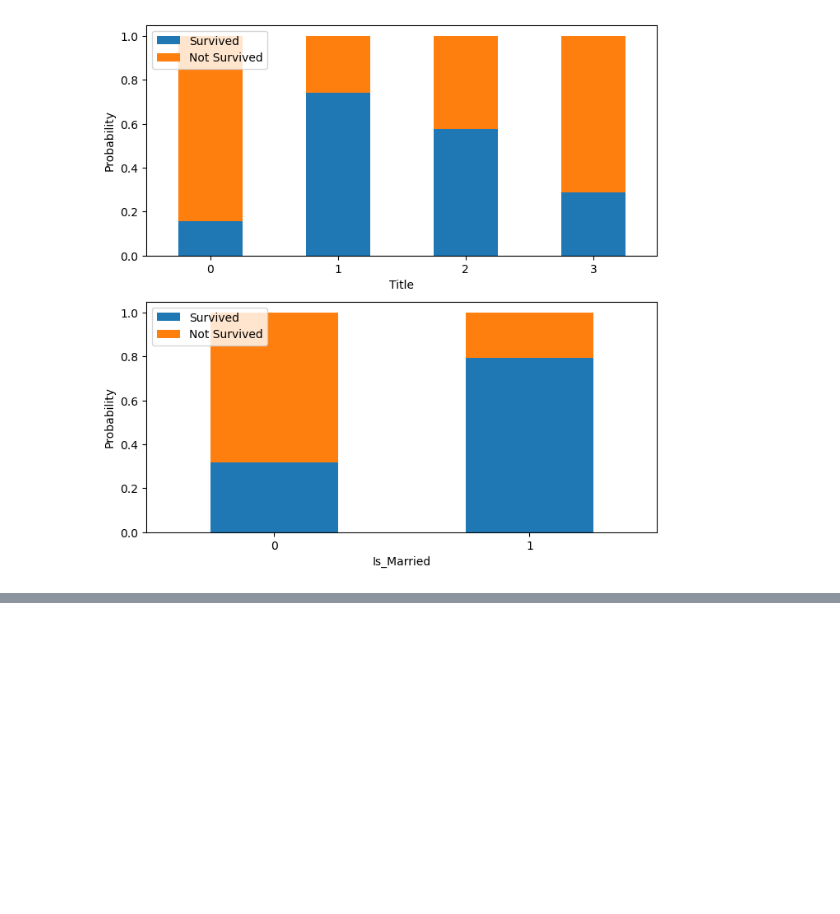
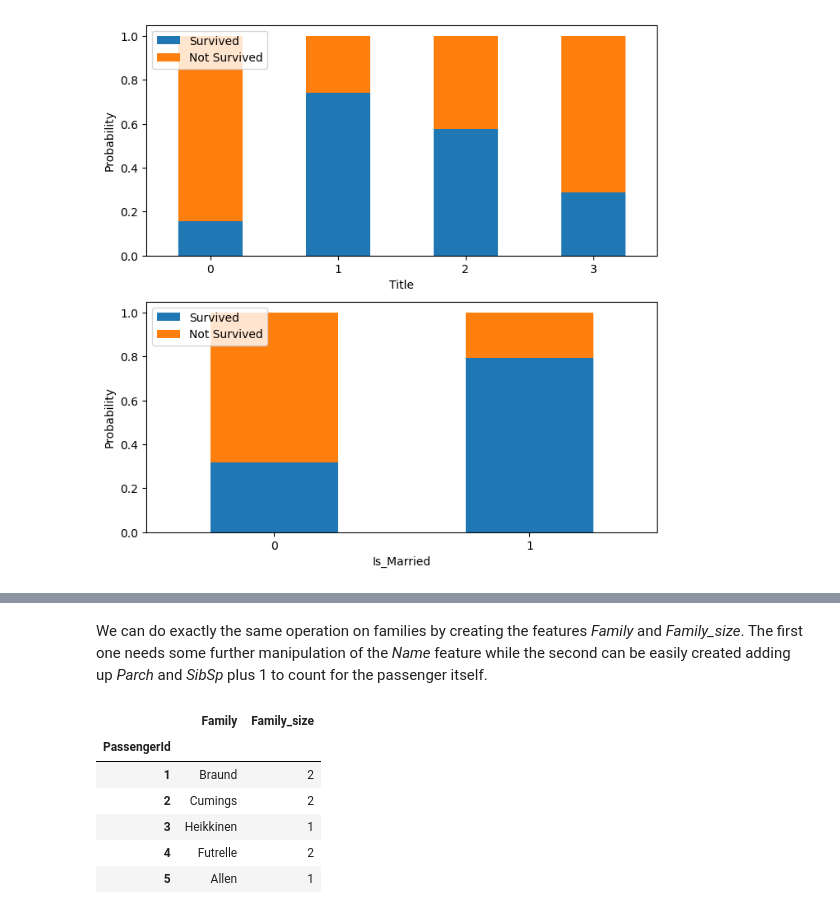
Before and after one commit to emivilla/ds-projects, a Jupyter notebook: titanic/notebook.ipynb, the cells around one changed output, grey strips where cells are left out. Cells and saved outputs as stored; diff of their text form; code cells hidden in the pictures; blank space fills up the shorter version.

```diff
--- a/titanic/notebook.ipynb
+++ b/titanic/notebook.ipynb
@@ -540,0 +580,31 @@ From the plots above we see indeed that the *Name* feature contains valuable inf
+# %% [markdown]
+We can do exactly the same operation on families by creating the features *Family* and *Family_size*. The first one needs some further manipulation of the *Name* feature while the second can be easily created adding up *Parch* and *SibSp* plus 1 to count for the passenger itself.
+# %%
+# Let's create Family_size feature
+df["Family_size"] = df["Parch"] + df["SibSp"] + 1
+
+# Let's create the feature Family by extracting the surnames from the *Name* feature
+def extract_surname(data):
+    families = []
+    for i in range(len(data)):
+        name = data.iloc[i]
+        if '(' in name:
+            name_no_bracket = name.split('(')[0]
+        else:
+            name_no_bracket = name
+        family = name_no_bracket.split(',')[0]
+        title = name_no_bracket.split(',')[1].strip().split(' ')[0]
+        for c in string.punctuation:
+            family = family.replace(c, '').strip()
+        families.append(family)
+    return families
+df["Family"] = df[["Name"]].apply(extract_surname)
+df[["Family", "Family_size"]].head()
+# %% [output]
+|  | Family | Family_size |
+| PassengerId |  |  |
+| 1 | Braund | 2 |
+| 2 | Cumings | 2 |
+| 3 | Heikkinen | 1 |
+| 4 | Futrelle | 2 |
+| 5 | Allen | 1 |
```
Also changed, not shown: parts of 34 cells of this notebook.
